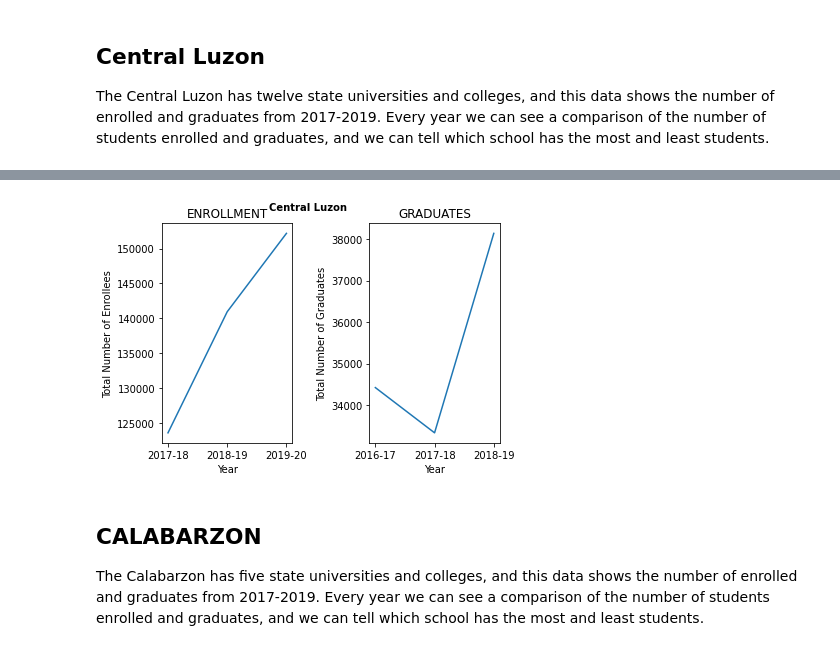
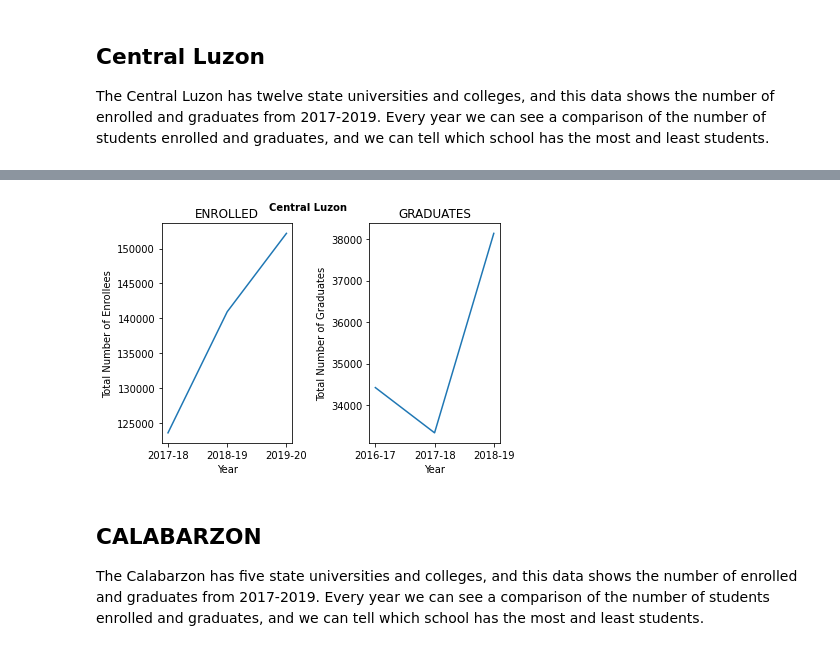
Before and after one commit to GlennBSIT3205/IT-BA-3205_Coalesce, a Jupyter notebook: Education in the Philippines Visualization.ipynb, the cells around one changed output, grey strips where cells are left out. Saved outputs shown, nothing was run; the diff lists cells and outputs as text; code cells hidden in the pictures.

```diff
--- a/Education in the Philippines Visualization.ipynb
+++ b/Education in the Philippines Visualization.ipynb
@@ -221,27 +221,27 @@ display(df.iloc[13:25])
 # %%
 import matplotlib.pyplot as plt
 import numpy as np
 #plot 1:
 x = np.array(["2017-18", "2018-19", "2019-20"])
 y = np.array([123615,140948,152166	])
 plt.subplot(1, 2, 1)
 plt.plot(x,y)
 plt.xlabel("Year")
 plt.ylabel("Total Number of Enrollees")
-plt.title("ENROLLMENT")
+plt.title("ENROLLED")
 #plot 2:
 x= np.array(["2016-17", "2017-18", "2018-19"])
 y = np.array([34424	, 33335	, 38136])
 plt.subplot(1, 2, 2)
 plt.plot(x,y)
 plt.xlabel("Year")
 plt.ylabel("Total Number of Graduates")
 plt.title("GRADUATES")
 plt.suptitle("Central Luzon", fontsize =10,fontweight ='bold')
 plt.tight_layout()
 plt.show()
 # %% [output]
-[figure, old version]
+[figure, new version]
 # %% [markdown]
 ## **CALABARZON**
 The Calabarzon has five state universities and colleges, and this data shows the number of enrolled and graduates from 2017-2019. Every year we can see a comparison of the number of students enrolled and graduates, and we can tell which school has the most and least students.
```
Also changed, not shown: parts of 19 cells of this notebook.
